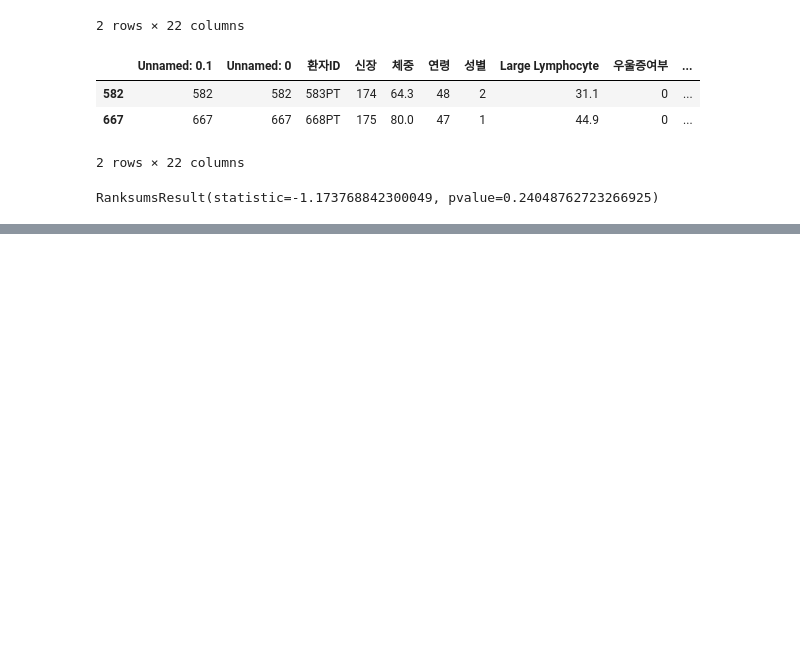
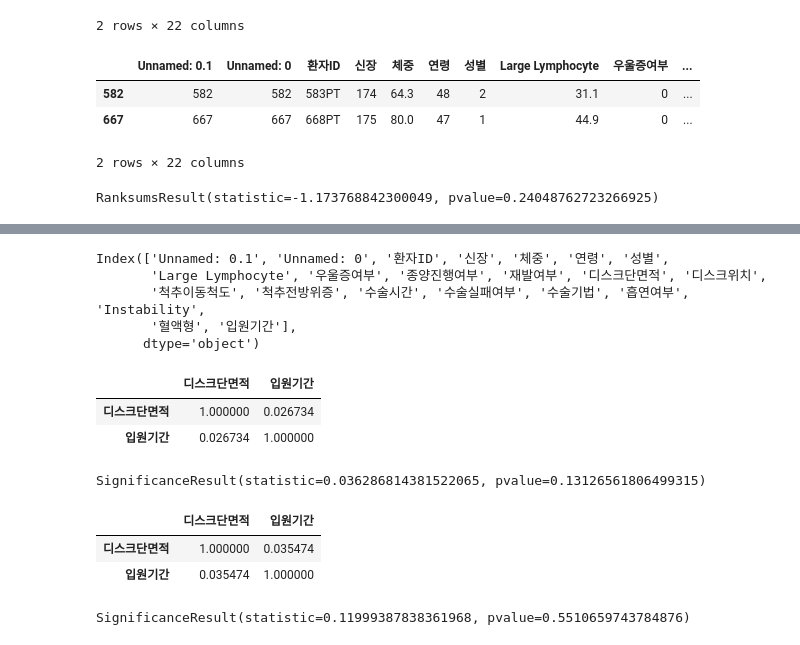
Before and after one commit to KKKKKIKKKK/toy_data_analysiss, a Jupyter notebook: codes/CDA/RecurrenceOfSurgery_CDA_SA.ipynb, the cells around one changed output, grey strips where cells are left out. Saved outputs shown, nothing was run; the diff lists cells and outputs as text; code cells hidden in the pictures; blank space fills up the shorter version.

```diff
--- a/codes/CDA/RecurrenceOfSurgery_CDA_SA.ipynb
+++ b/codes/CDA/RecurrenceOfSurgery_CDA_SA.ipynb
@@ -310,0 +388,28 @@ RanksumsResult(statistic=-1.173768842300049, pvalue=0.24048762723266925)
+# %%
+df_ROSF_in.columns
+# %% [output]
+Index(['Unnamed: 0.1', 'Unnamed: 0', '환자ID', '신장', '체중', '연령', '성별',
+       'Large Lymphocyte', '우울증여부', '종양진행여부', '재발여부', '디스크단면적', '디스크위치',
+       '척추이동척도', '척추전방위증', '수술시간', '수술실패여부', '수술기법', '흡연여부', 'Instability',
+       '혈액형', '입원기간'],
+      dtype='object')
+# %%
+df_ROSF_in[['디스크단면적', '입원기간']].corr()
+# %% [output]
+|  | 디스크단면적 | 입원기간 |
+| 디스크단면적 | 1.000000 | 0.026734 |
+| 입원기간 | 0.026734 | 1.000000 |
+# %%
+stats.spearmanr(df_ROSF_in['디스크단면적'], df_ROSF_in['입원기간'])
+# %% [output]
+SignificanceResult(statistic=0.036286814381522065, pvalue=0.13126561806499315)
+# %%
+df_ROSF_inover[['디스크단면적', '입원기간']].corr()
+# %% [output]
+|  | 디스크단면적 | 입원기간 |
+| 디스크단면적 | 1.000000 | 0.035474 |
+| 입원기간 | 0.035474 | 1.000000 |
+# %%
+stats.spearmanr(df_ROSF_inover['디스크단면적'], df_ROSF_inover['입원기간'])
+# %% [output]
+SignificanceResult(statistic=0.11999387838361968, pvalue=0.5510659743784876)
```
Also changed, not shown: parts of 38 cells of this notebook, 1 other file.
